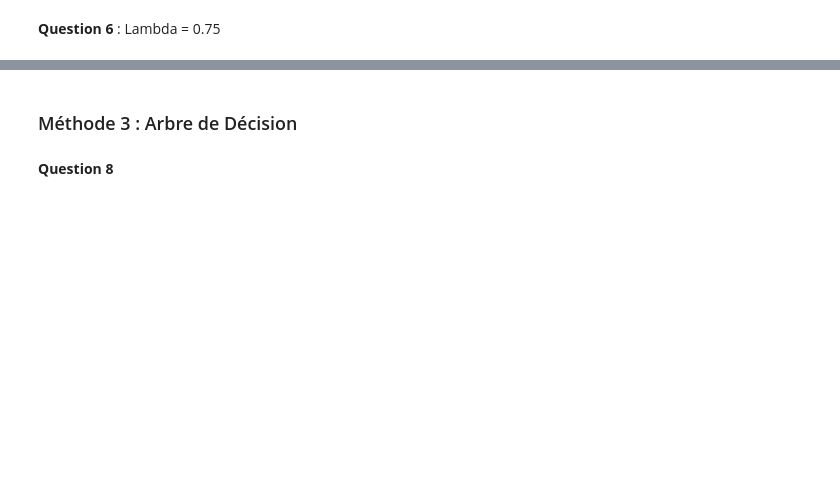
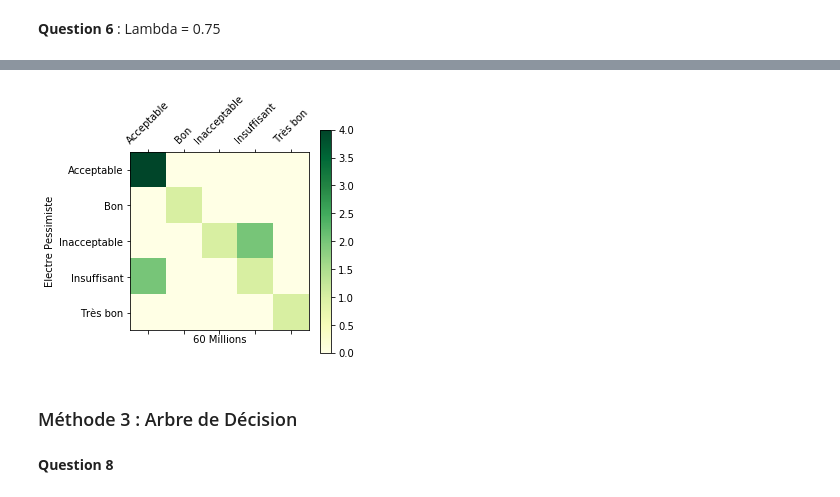
Before and after one commit to lagboigba/Project_Python, a Jupyter notebook: Projet/Rendu_Projet/compterendu.ipynb, the cells around one changed output, grey strips where cells are left out. Drawn from its saved outputs; the diff is of its cells as text; code cells hidden in the pictures; blank space fills up the shorter version.

```diff
--- a/Projet/Rendu_Projet/compterendu.ipynb
+++ b/Projet/Rendu_Projet/compterendu.ipynb
@@ -439,3 +592,7 @@ display(df)
+# %%
+plot_confusion_matrix(df_confusion_2_pe, cmap='YlGn')
+# %% [output]
+[figure, added]
 # %% [markdown]
 ### Méthode 3 : Arbre de Décision
 # %% [markdown]
```
Also changed, not shown: parts of 43 cells of this notebook.
